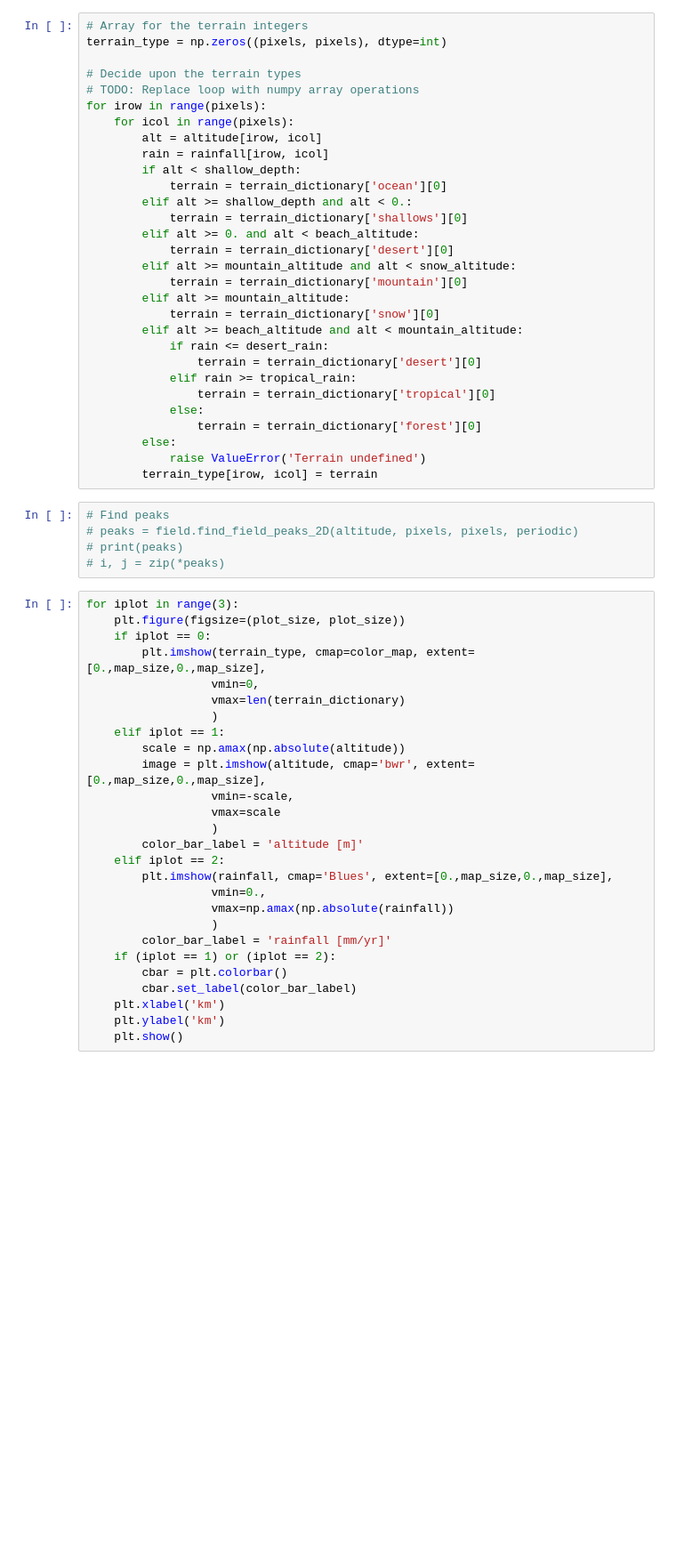
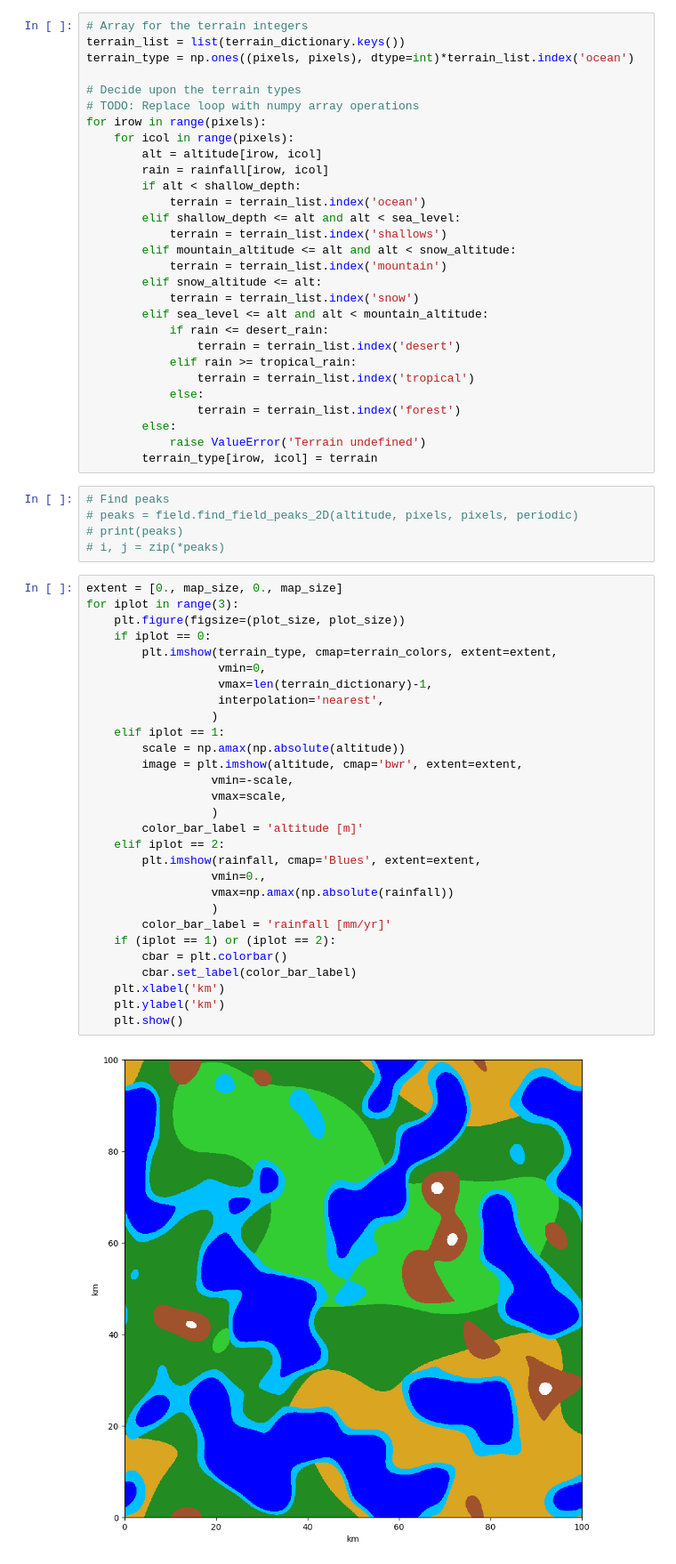
Before and after one commit to alexander-mead/terrain-generation, a Jupyter notebook: terrain_generation.ipynb, the cells around one changed output. Shown: that part at 89% size. Drawn from its saved outputs; the diff is of its cells as text; blank space fills up the shorter version.

Commit message:
fixed interpolation bug and length bug

```diff
--- a/terrain_generation.ipynb
+++ b/terrain_generation.ipynb
@@ -193,6 +232,7 @@ for transform in [False, True]:
 # %%
 # Array for the terrain integers
-terrain_type = np.zeros((pixels, pixels), dtype=int)
+terrain_list = list(terrain_dictionary.keys())
+terrain_type = np.ones((pixels, pixels), dtype=int)*terrain_list.index('ocean')
 
 # Decide upon the terrain types
 # TODO: Replace loop with numpy array operations
@@ -201,22 +241,20 @@ for irow in range(pixels):
         alt = altitude[irow, icol]
         rain = rainfall[irow, icol]
         if alt < shallow_depth:
-            terrain = terrain_dictionary['ocean'][0]
-        elif alt >= shallow_depth and alt < 0.:
-            terrain = terrain_dictionary['shallows'][0]
-        elif alt >= 0. and alt < beach_altitude:
-            terrain = terrain_dictionary['desert'][0]
-        elif alt >= mountain_altitude and alt < snow_altitude:
-            terrain = terrain_dictionary['mountain'][0]
-        elif alt >= mountain_altitude:
-            terrain = terrain_dictionary['snow'][0]
-        elif alt >= beach_altitude and alt < mountain_altitude:
+            terrain = terrain_list.index('ocean')
+        elif shallow_depth <= alt and alt < sea_level:
+            terrain = terrain_list.index('shallows')
+        elif mountain_altitude <= alt and alt < snow_altitude:
+            terrain = terrain_list.index('mountain')
+        elif snow_altitude <= alt:
+            terrain = terrain_list.index('snow')
+        elif sea_level <= alt and alt < mountain_altitude:
             if rain <= desert_rain:
-                terrain = terrain_dictionary['desert'][0]
+                terrain = terrain_list.index('desert')
             elif rain >= tropical_rain:
-                terrain = terrain_dictionary['tropical'][0]
+                terrain = terrain_list.index('tropical')
             else:
-                terrain = terrain_dictionary['forest'][0]
+                terrain = terrain_list.index('forest')
         else:
             raise ValueError('Terrain undefined')
         terrain_type[irow, icol] = terrain
@@ -226,29 +264,33 @@ for irow in range(pixels):
 # print(peaks)
 # i, j = zip(*peaks)
 # %%
+extent = [0., map_size, 0., map_size]
 for iplot in range(3):
     plt.figure(figsize=(plot_size, plot_size))
     if iplot == 0:
-        plt.imshow(terrain_type, cmap=color_map, extent=[0.,map_size,0.,map_size],
-                  vmin=0,
-                  vmax=len(terrain_dictionary)
+        plt.imshow(terrain_type, cmap=terrain_colors, extent=extent,
+                   vmin=0,
+                   vmax=len(terrain_dictionary)-1,
+                   interpolation='nearest',
                   )
     elif iplot == 1:
         scale = np.amax(np.absolute(altitude))
-        image = plt.imshow(altitude, cmap='bwr', extent=[0.,map_size,0.,map_size],
+        image = plt.imshow(altitude, cmap='bwr', extent=extent,
                   vmin=-scale,
-                  vmax=scale
+                  vmax=scale,
                   )
         color_bar_label = 'altitude [m]'
     elif iplot == 2:
-        plt.imshow(rainfall, cmap='Blues', extent=[0.,map_size,0.,map_size],
+        plt.imshow(rainfall, cmap='Blues', extent=extent,
                   vmin=0.,
                   vmax=np.amax(np.absolute(rainfall))
                   )
         color_bar_label = 'rainfall [mm/yr]'
     if (iplot == 1) or (iplot == 2):
         cbar = plt.colorbar()
         cbar.set_label(color_bar_label)
     plt.xlabel('km')
     plt.ylabel('km')
     plt.show()
+# %% [output]
+[figure, added]
```
Also changed, not shown: parts of 6 cells of this notebook, 1 other file.
